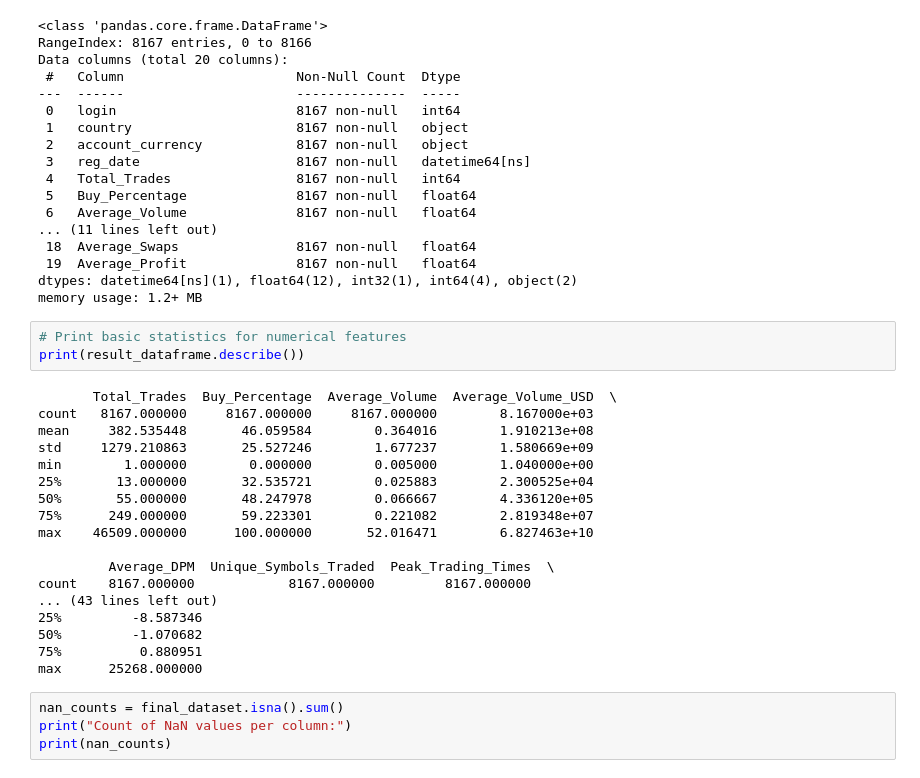
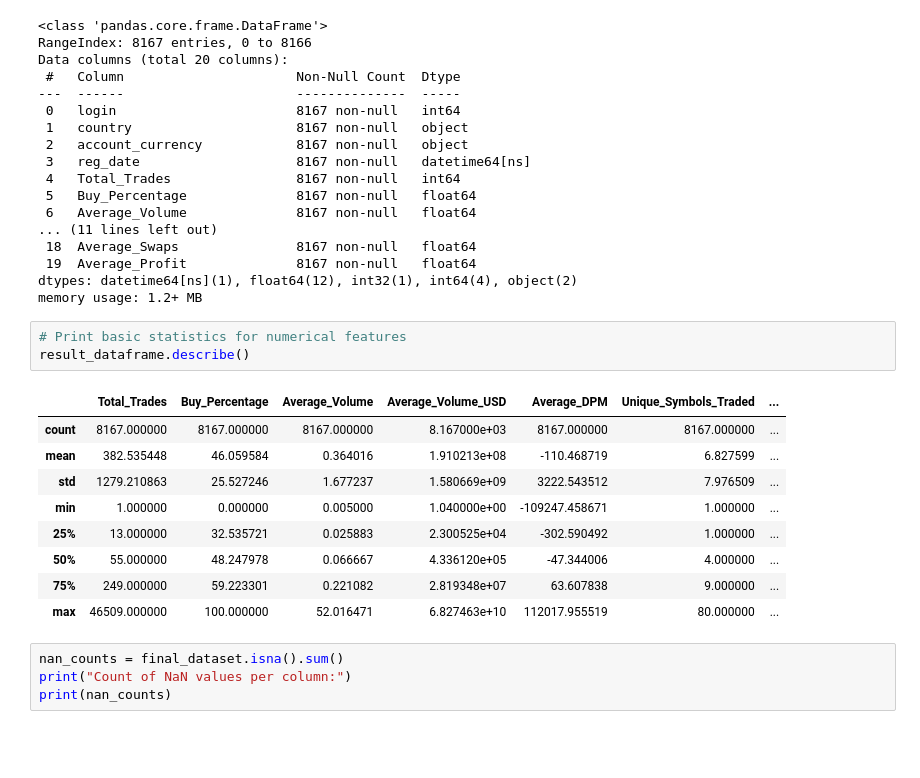
Before and after one commit to CommonCrayon/CapstoneProject, a Jupyter notebook: FeatureEngineeringNew.ipynb, the cells around one changed output. Drawn from its saved outputs; the diff is of its cells as text; blank space fills up the shorter version.

```diff
--- a/FeatureEngineeringNew.ipynb
+++ b/FeatureEngineeringNew.ipynb
@@ -490,25 +491,17 @@ dtypes: datetime64[ns](1), float64(12), int32(1), int64(4), object(2)
 memory usage: 1.2+ MB
 # %%
 # Print basic statistics for numerical features
-print(result_dataframe.describe())
+result_dataframe.describe()
 # %% [output]
-       Total_Trades  Buy_Percentage  Average_Volume  Average_Volume_USD  \
-count   8167.000000     8167.000000     8167.000000        8.167000e+03
-mean     382.535448       46.059584        0.364016        1.910213e+08
-std     1279.210863       25.527246        1.677237        1.580669e+09
-min        1.000000        0.000000        0.005000        1.040000e+00
-25%       13.000000       32.535721        0.025883        2.300525e+04
-50%       55.000000       48.247978        0.066667        4.336120e+05
-75%      249.000000       59.223301        0.221082        2.819348e+07
-max    46509.000000      100.000000       52.016471        6.827463e+10
-
-         Average_DPM  Unique_Symbols_Traded  Peak_Trading_Times  \
-count    8167.000000            8167.000000         8167.000000
-... (43 lines left out)
-25%         -8.587346
-50%         -1.070682
-75%          0.880951
-max      25268.000000
+|  | Total_Trades | Buy_Percentage | Average_Volume | Average_Volume_USD | Average_DPM | Unique_Symbols_Traded | ... |
+| count | 8167.000000 | 8167.000000 | 8167.000000 | 8.167000e+03 | 8167.000000 | 8167.000000 | ... |
+| mean | 382.535448 | 46.059584 | 0.364016 | 1.910213e+08 | -110.468719 | 6.827599 | ... |
+| std | 1279.210863 | 25.527246 | 1.677237 | 1.580669e+09 | 3222.543512 | 7.976509 | ... |
+| min | 1.000000 | 0.000000 | 0.005000 | 1.040000e+00 | -109247.458671 | 1.000000 | ... |
+| 25% | 13.000000 | 32.535721 | 0.025883 | 2.300525e+04 | -302.590492 | 1.000000 | ... |
+| 50% | 55.000000 | 48.247978 | 0.066667 | 4.336120e+05 | -47.344006 | 4.000000 | ... |
+| 75% | 249.000000 | 59.223301 | 0.221082 | 2.819348e+07 | 63.607838 | 9.000000 | ... |
+| max | 46509.000000 | 100.000000 | 52.016471 | 6.827463e+10 | 112017.955519 | 80.000000 | ... |
 # %%
 nan_counts = final_dataset.isna().sum()
 print("Count of NaN values per column:")
```
Also changed, not shown: parts of 4 cells of this notebook, 1 other file.
